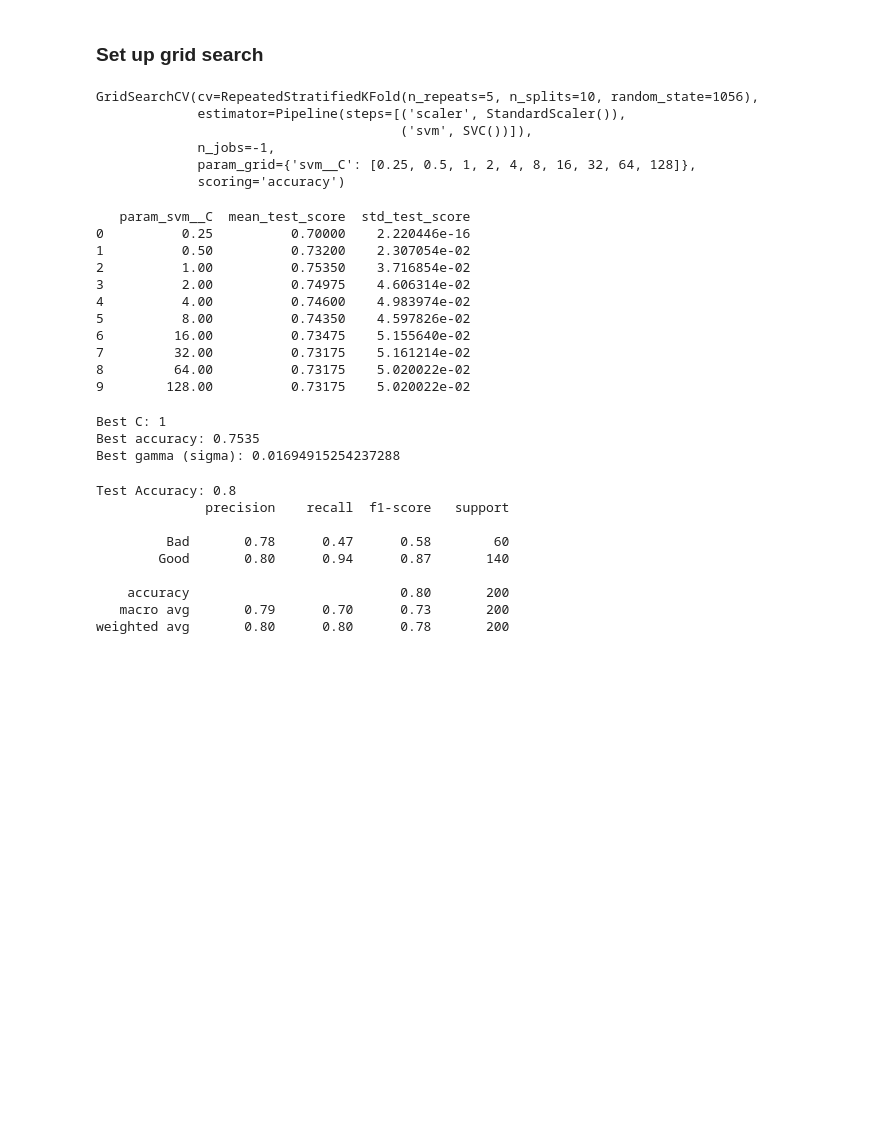
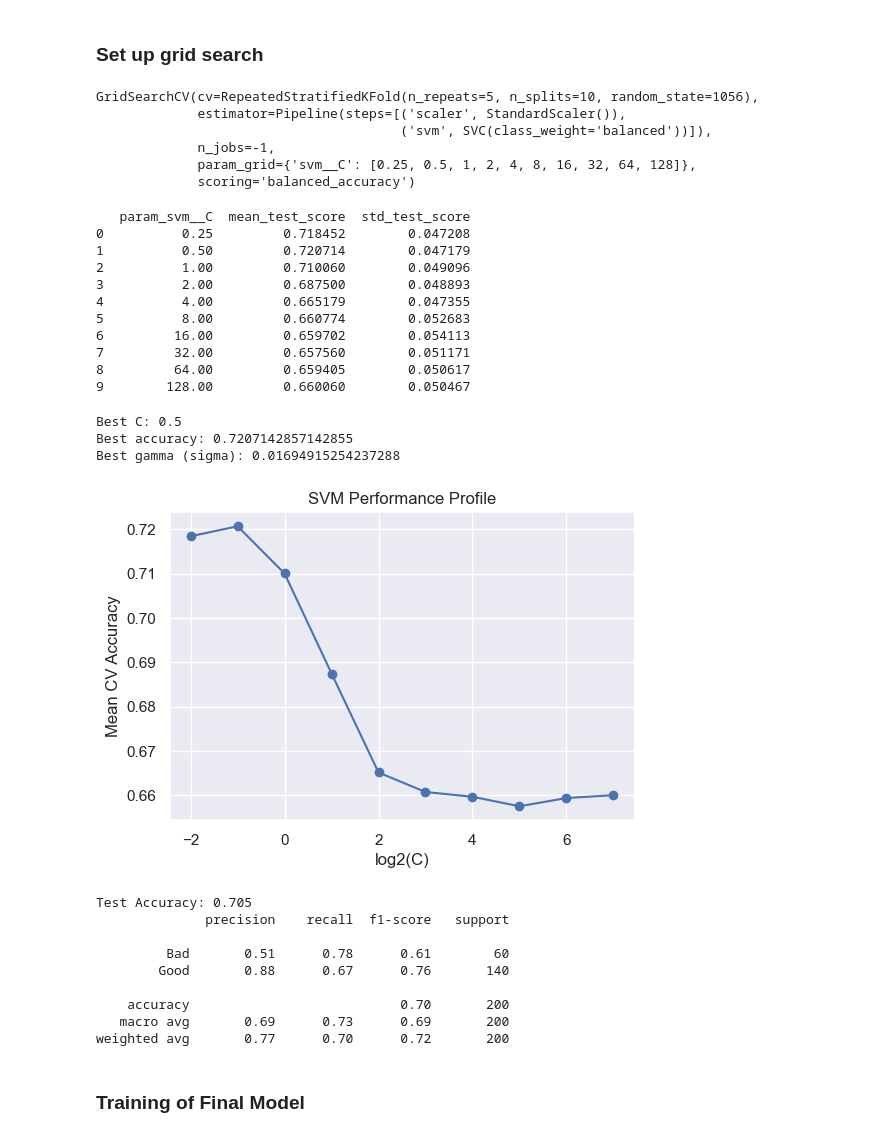
Before and after one commit to KABOSScodes/apm_projects, a Jupyter notebook: chapters/02_fitting_and_tuning/over-fitting_and_model_tuning.ipynb, the cells around one changed output. Drawn from its saved outputs; the diff is of its cells as text; code cells hidden in the pictures; blank space fills up the shorter version.

```diff
--- a/chapters/02_fitting_and_tuning/over-fitting_and_model_tuning.ipynb
+++ b/chapters/02_fitting_and_tuning/over-fitting_and_model_tuning.ipynb
@@ -253,7 +252,7 @@ X_train, X_test, y_train, y_test = train_test_split(
 # Define Preprocessing + Model Pipeline
 pipe = Pipeline([
     ("scaler", StandardScaler()),  # center and scale
-    ("svm", SVC(kernel="rbf"))     # radial basis function kernel
+    ("svm", SVC(kernel="rbf", class_weight='balanced')) # radial basis function kernel. class_weight='balanced' to handle class imbalance (not done in book)
 ])
 # %%
 # Define the Parameter Grid
@@ -270,7 +269,7 @@ cv = RepeatedStratifiedKFold(n_splits=10, n_repeats=5, random_state=1056)
 grid = GridSearchCV(
     estimator=pipe,
     param_grid=param_grid,
-    scoring="accuracy",
+    scoring="balanced_accuracy",
     cv=cv,
     n_jobs=-1
 )
@@ -279,10 +278,10 @@ grid.fit(X_train, y_train)
 # %% [output]
 GridSearchCV(cv=RepeatedStratifiedKFold(n_repeats=5, n_splits=10, random_state=1056),
              estimator=Pipeline(steps=[('scaler', StandardScaler()),
-                                       ('svm', SVC())]),
+                                       ('svm', SVC(class_weight='balanced'))]),
              n_jobs=-1,
              param_grid={'svm__C': [0.25, 0.5, 1, 2, 4, 8, 16, 32, 64, 128]},
-             scoring='accuracy')
+             scoring='balanced_accuracy')
 # %%
 # Review the Results
 results = pd.DataFrame(grid.cv_results_)
@@ -290,22 +289,22 @@ results = results[["param_svm__C", "mean_test_score", "std_test_score"]]
 print(results)
 # %% [output]
    param_svm__C  mean_test_score  std_test_score
-0          0.25          0.70000    2.220446e-16
-1          0.50          0.73200    2.307054e-02
-2          1.00          0.75350    3.716854e-02
-3          2.00          0.74975    4.606314e-02
-4          4.00          0.74600    4.983974e-02
-5          8.00          0.74350    4.597826e-02
-6         16.00          0.73475    5.155640e-02
-7         32.00          0.73175    5.161214e-02
-8         64.00          0.73175    5.020022e-02
-9        128.00          0.73175    5.020022e-02
+0          0.25         0.718452        0.047208
+1          0.50         0.720714        0.047179
+2          1.00         0.710060        0.049096
+3          2.00         0.687500        0.048893
+4          4.00         0.665179        0.047355
+5          8.00         0.660774        0.052683
+6         16.00         0.659702        0.054113
+7         32.00         0.657560        0.051171
+8         64.00         0.659405        0.050617
+9        128.00         0.660060        0.050467
 # %%
 # Display the Best Model
 print("Best C:", grid.best_params_["svm__C"])
 print("Best accuracy:", grid.best_score_)
 print("Best gamma (sigma):", grid.best_estimator_.named_steps["svm"]._gamma)
 # %% [output]
-Best C: 1
-Best accuracy: 0.7535
+Best C: 0.5
+Best accuracy: 0.7207142857142855
 Best gamma (sigma): 0.01694915254237288
@@ -314,3 +311,19 @@ Best gamma (sigma): 0.01694915254237288
+# %%
+# Using results from the grid search to plot performance profile
+results = grid.cv_results_
+
+C_values = results['param_svm__C'].data.astype(float)
+mean_acc = results['mean_test_score']
+
+plt.figure(figsize=(6,4))
+plt.plot(np.log2(C_values), mean_acc, marker='o')
+plt.xlabel('log2(C)')
+plt.ylabel('Mean CV Accuracy')
+plt.title('SVM Performance Profile')
+plt.grid(True)
+plt.show()
+# %% [output]
+[figure, added]
 # %%
 # Evaluate on the Test Set
 best_model = grid.best_estimator_
@@ -319,12 +332,12 @@ y_pred = best_model.predict(X_test)
 print("Test Accuracy:", accuracy_score(y_test, y_pred))
 print(classification_report(y_test, y_pred))
 # %% [output]
-Test Accuracy: 0.8
+Test Accuracy: 0.705
               precision    recall  f1-score   support
 
-         Bad       0.78      0.47      0.58        60
-        Good       0.80      0.94      0.87       140
+         Bad       0.51      0.78      0.61        60
+        Good       0.88      0.67      0.76       140
 
-    accuracy                           0.80       200
-   macro avg       0.79      0.70      0.73       200
-weighted avg       0.80      0.80      0.78       200
+    accuracy                           0.70       200
+   macro avg       0.69      0.73      0.69       200
+weighted avg       0.77      0.70      0.72       200
@@ -334,0 +344,2 @@ weighted avg       0.80      0.80      0.78       200
+# %% [markdown]
+### Training of Final Model
```
Also changed, not shown: parts of 11 cells of this notebook.
